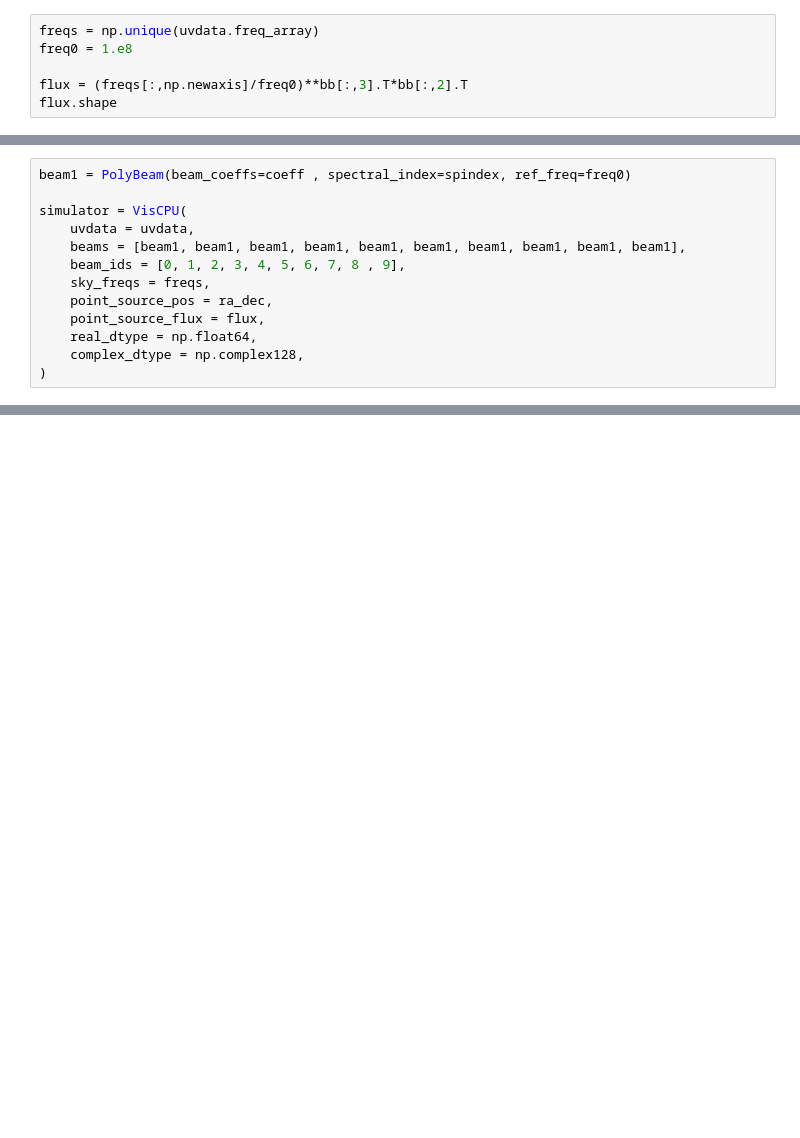
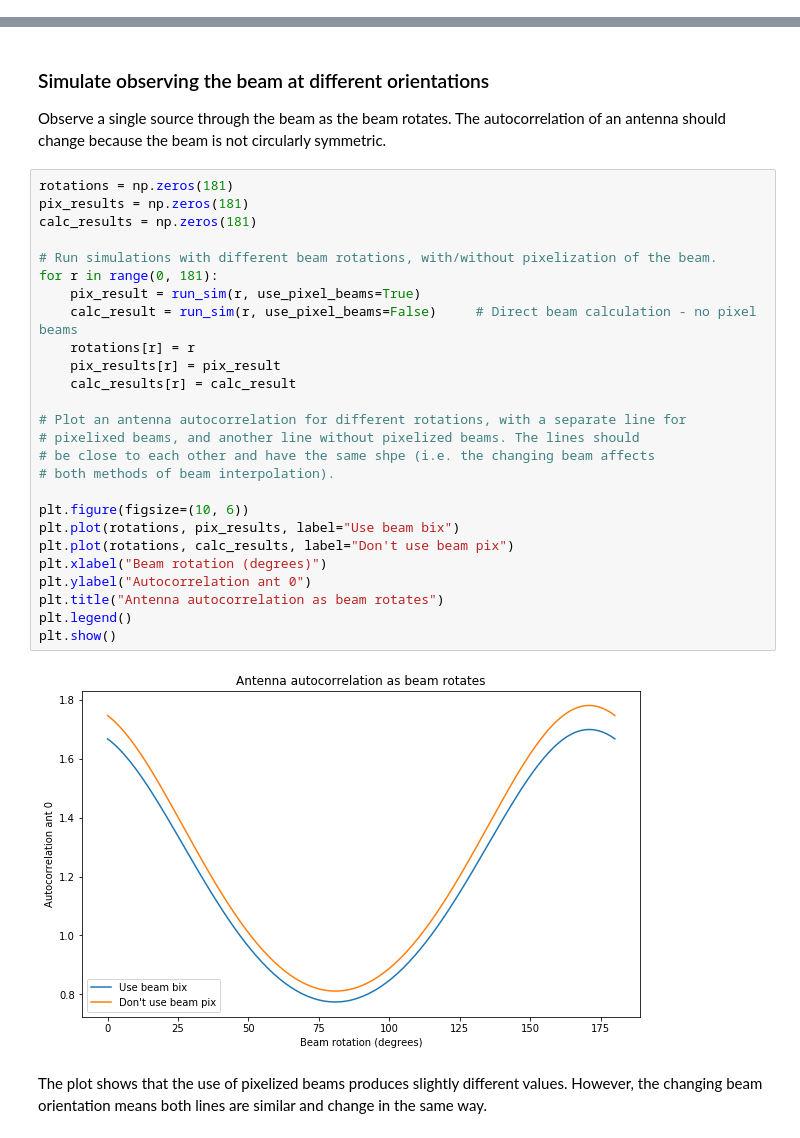
Before and after one commit to HERA-Team/hera_sim, a Jupyter notebook: docs/tutorials/polybeam_simulation.ipynb, the cells around one changed output, grey strips where cells are left out. Cells and saved outputs as stored; diff of their text form; blank space fills up the shorter version.

```diff
--- a/docs/tutorials/polybeam_simulation.ipynb
+++ b/docs/tutorials/polybeam_simulation.ipynb
@@ -72,6 +0,0 @@ ra_dec.shape
-# %%
-freqs = np.unique(uvdata.freq_array)
-freq0 = 1.e8
-
-flux = (freqs[:,np.newaxis]/freq0)**bb[:,3].T*bb[:,2].T
-flux.shape
@@ -88,13 +0,0 @@ spindex = -0.6975 #by power-law fitting of the width of Fagnoni beam at 100 and
-# %%
-beam1 = PolyBeam(beam_coeffs=coeff , spectral_index=spindex, ref_freq=freq0)
-
-simulator = VisCPU(
-    uvdata = uvdata,
-    beams = [beam1, beam1, beam1, beam1, beam1, beam1, beam1, beam1, beam1, beam1],
-    beam_ids = [0, 1, 2, 3, 4, 5, 6, 7, 8 , 9],
-    sky_freqs = freqs,
-    point_source_pos = ra_dec,
-    point_source_flux = flux,
-    real_dtype = np.float64,
-    complex_dtype = np.complex128,
-)
@@ -170,0 +181,36 @@ plot_blts(simulator)
+# %% [markdown]
+### Simulate observing the beam at different orientations
+
+Observe a single source through the beam as the beam rotates. The autocorrelation of an antenna should
+change because the beam is not circularly symmetric.
+# %%
+rotations = np.zeros(181)
+pix_results = np.zeros(181)
+calc_results = np.zeros(181)
+
+# Run simulations with different beam rotations, with/without pixelization of the beam.
+for r in range(0, 181):
+    pix_result = run_sim(r, use_pixel_beams=True)
+    calc_result = run_sim(r, use_pixel_beams=False)     # Direct beam calculation - no pixel beams
+    rotations[r] = r
+    pix_results[r] = pix_result
+    calc_results[r] = calc_result
+
+# Plot an antenna autocorrelation for different rotations, with a separate line for
+# pixelixed beams, and another line without pixelized beams. The lines should
+# be close to each other and have the same shpe (i.e. the changing beam affects
+# both methods of beam interpolation).
+
+plt.figure(figsize=(10, 6))
+plt.plot(rotations, pix_results, label="Use beam bix")
+plt.plot(rotations, calc_results, label="Don't use beam pix")
+plt.xlabel("Beam rotation (degrees)")
+plt.ylabel("Autocorrelation ant 0")
+plt.title("Antenna autocorrelation as beam rotates")
+plt.legend()
+plt.show()
+# %% [output]
+[figure, added]
+# %% [markdown]
+The plot shows that the use of pixelized beams produces slightly different values. However, the changing beam
+orientation means both lines are similar and change in the same way.
```
Also changed, not shown: parts of 17 cells of this notebook, 5 other files.
